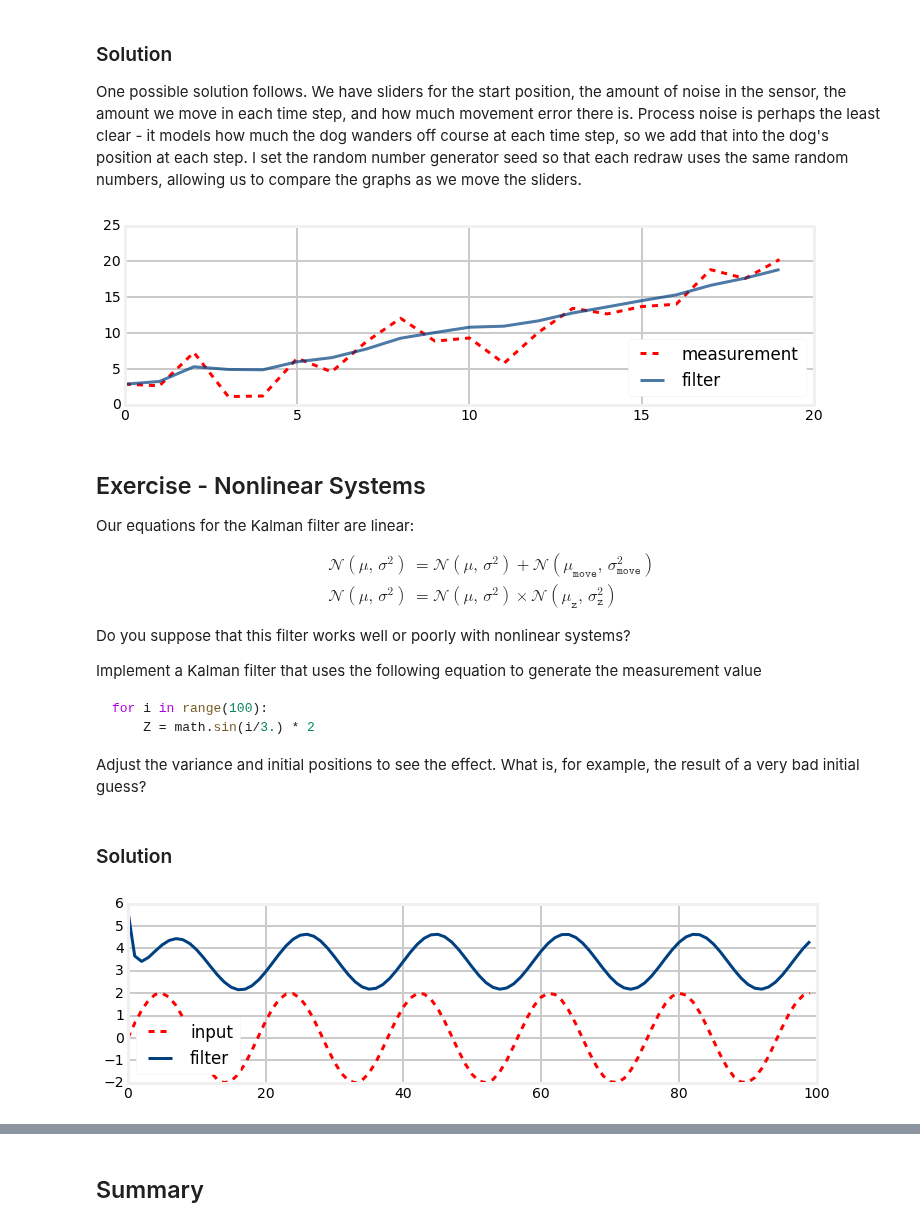
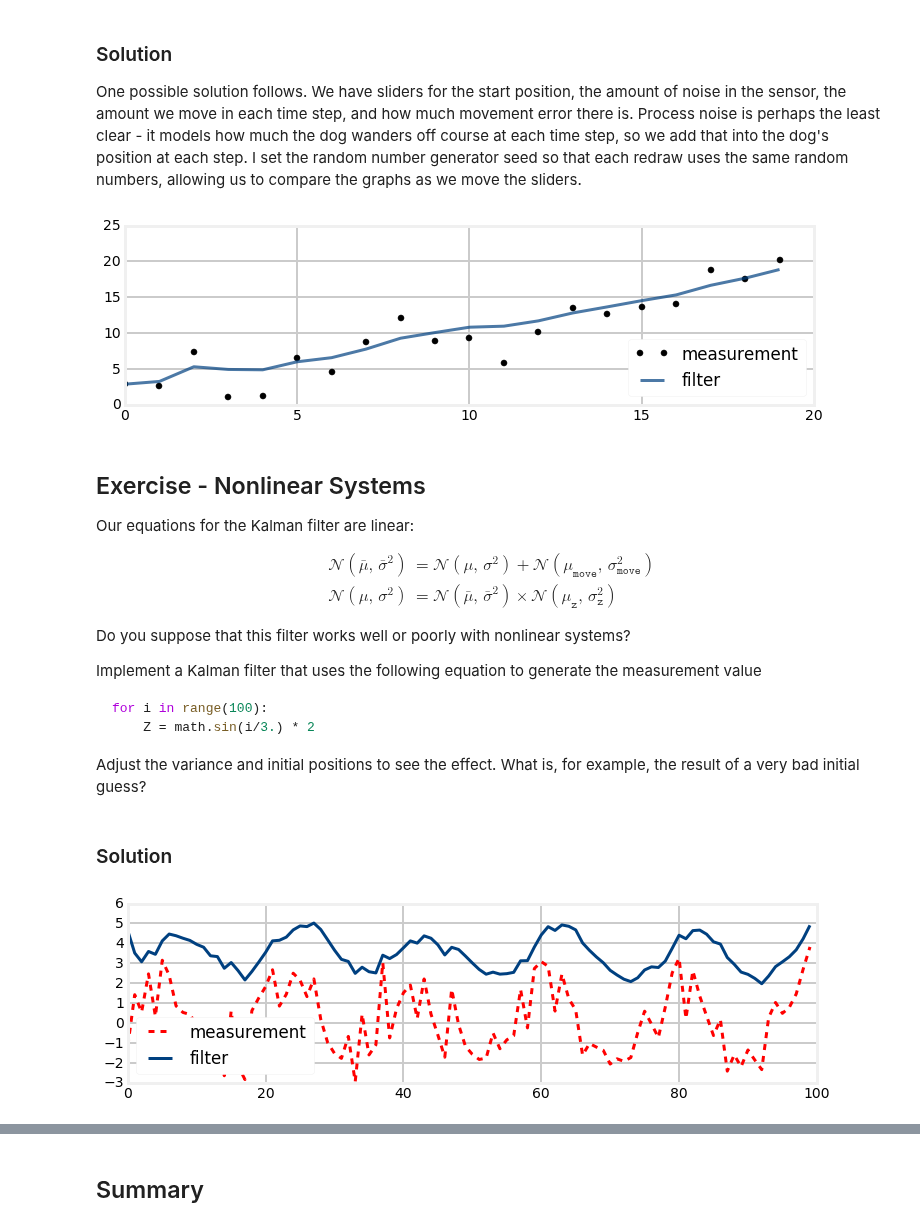
Before and after one commit to rlabbe/Kalman-and-Bayesian-Filters-in-Python, a Jupyter notebook: 04-One-Dimensional-Kalman-Filters.ipynb, the cells around one changed output, grey strips where cells are left out. Drawn from its saved outputs; the diff is of its cells as text; code cells hidden in the pictures.

```diff
--- a/04-One-Dimensional-Kalman-Filters.ipynb
+++ b/04-One-Dimensional-Kalman-Filters.ipynb
@@ -925,15 +842,14 @@ process_model = (1, process_var)
 pos = (0,500)
 N = 100
 dog = DogSimulation(pos[0], 1, sensor_var, process_var*10000)
-zs = []
+zs, ps = [], []
 for _ in range(N):
     dog.velocity += 0.04
     zs.append(dog.move_and_sense())
-ps = []
 
 for z in zs:
-    pos = predict(pos, process_model)
-    pos = update(pos, (z, sensor_var))
+    prior = predict(pos, process_model)
+    pos = update(prior, (z, sensor_var))
     ps.append(pos[0])
 
 bp.plot_measurements(zs, lw=1)
@@ -949,7 +865,7 @@ It is easy to see that the filter is not correctly responding to the measurement
 
 Now let's lets look at the results when we make a bad initial estimate of position. To avoid obscuring the results I'll reduce the sensor variance to 30, but set the initial position to 1000 meters. Can the filter recover from a 1000 meter error?
 # %%
-sensor_var = 30
+sensor_var = 5**2
 process_var = 2
 pos = (1000, 500)
 process_model = (1, process_var)
@@ -959,8 +875,8 @@ zs = [dog.move_and_sense() for _ in range(N)]
 ps = []
 
 for z in zs:
-    pos = predict(pos, process_model)
-    pos = update(pos, (z, sensor_var))
+    prior = predict(pos, process_model)
+    pos = update(prior, (z, sensor_var))
     ps.append(pos[0])
 
 bp.plot_measurements(zs, lw=1)
@@ -986,8 +902,8 @@ zs = [dog.move_and_sense() for _ in range(N)]
 ps = []
 
 for z in zs:
-    pos = predict(pos, process_model)
-    pos = update(pos, (z, sensor_var))
+    prior = predict(pos, process_model)
+    pos = update(prior, (z, sensor_var))
     ps.append(pos[0])
 
 bp.plot_measurements(zs, lw=1)
@@ -1010,8 +926,8 @@ zs = [dog.move_and_sense() for _ in range(N)]
 pos = (zs[0], 500)
 ps = []
 for z in zs:
-    pos = predict(pos, process_model)
-    pos = update(pos, (z, sensor_var))
+    prior = predict(pos, process_model)
+    pos = update(prior, (z, sensor_var))
     ps.append(pos[0])
 
 bp.plot_measurements(zs, lw=1)
@@ -1050,43 +966,43 @@ One possible solution follows. We have sliders for the start position, the amoun
 # %%
 from numpy.random import seed
 from IPython.html.widgets import FloatSlider
 
 def plot_kalman_filter(start_pos,
                        sensor_noise,
                        velocity,
                        process_noise):
     N = 20
     zs, ps = [], []
     seed(303)
     dog = DogSimulation(start_pos, velocity, sensor_noise, process_noise)
     zs = [dog.move_and_sense() for _ in range(N)]
     pos = (0., 1000.) # mean and variance
     process_model = (velocity, process_noise)
 
     for z in zs:
         pos = predict(pos, process_model)
         pos = update(pos, (z, sensor_noise))
         ps.append(pos[0])
 
-    plt.plot(zs, c='r', linestyle='dashed', label='measurement')
+    plt.plot(zs, c='k', marker='o', linestyle='', label='measurement')
     plt.plot(ps, c='#004080', alpha=0.7, label='filter')
     plt.legend(loc=4);
 
 interact(plot_kalman_filter,
          start_pos=(-10, 10),
          sensor_noise=FloatSlider(value=5, min=0., max=100),
          velocity=FloatSlider(value=1, min=-2., max=2.),
          process_noise=FloatSlider(value=.1, min=0, max=40));
 # %% [output]
-[figure, old version]
+[figure, new version]
 # %% [markdown]
 ## Exercise - Nonlinear Systems
 
 Our equations for the Kalman filter are linear:
 
 $$\begin{aligned}
-\mathcal{N}(\mu,\, \sigma^2) &= \mathcal{N}(\mu,\, \sigma^2) + \mathcal{N}(\mu_\mathtt{move},\, \sigma^2_\mathtt{move})\\
-\mathcal{N}(\mu,\, \sigma^2) &= \mathcal{N}(\mu,\, \sigma^2)  \times \mathcal{N}(\mu_\mathtt{z},\, \sigma^2_\mathtt{z})
+\mathcal{N}(\bar\mu,\, \bar\sigma^2) &= \mathcal{N}(\mu,\, \sigma^2) + \mathcal{N}(\mu_\mathtt{move},\, \sigma^2_\mathtt{move})\\
+\mathcal{N}(\mu,\, \sigma^2) &= \mathcal{N}(\bar\mu,\, \bar\sigma^2)  \times \mathcal{N}(\mu_\mathtt{z},\, \sigma^2_\mathtt{z})
 \end{aligned}$$
 
 Do you suppose that this filter works well or poorly with nonlinear systems?
@@ -1110,22 +1026,23 @@ sensor_var = 30
 process_var = 2
 pos = (100,500)
 process_model = (1, process_var)
+
 zs, ps = [], []
 
 for i in range(100):
     pos = predict(pos, process_model)
 
-    z = math.sin(i/3.)*2
+    z = math.sin(i/3.)*2 + randn()*1.2
     zs.append(z)
 
     pos = update(pos, (z, sensor_var))
     ps.append(pos[0])
 
-plt.plot(zs, c='r', linestyle='dashed', label='input')
-plt.plot(ps, c='#004080', label='filter')
+p1, = plt.plot(zs, c='r', linestyle='dashed', label='measurement')
+p2, = plt.plot(ps, c='#004080', label='filter')
 plt.legend(loc='best');
 # %% [output]
-[figure, old version]
+[figure, new version]
 # %% [markdown]
 ### Discussion
 
```
Also changed, not shown: parts of 51 cells of this notebook, 8 other files.
